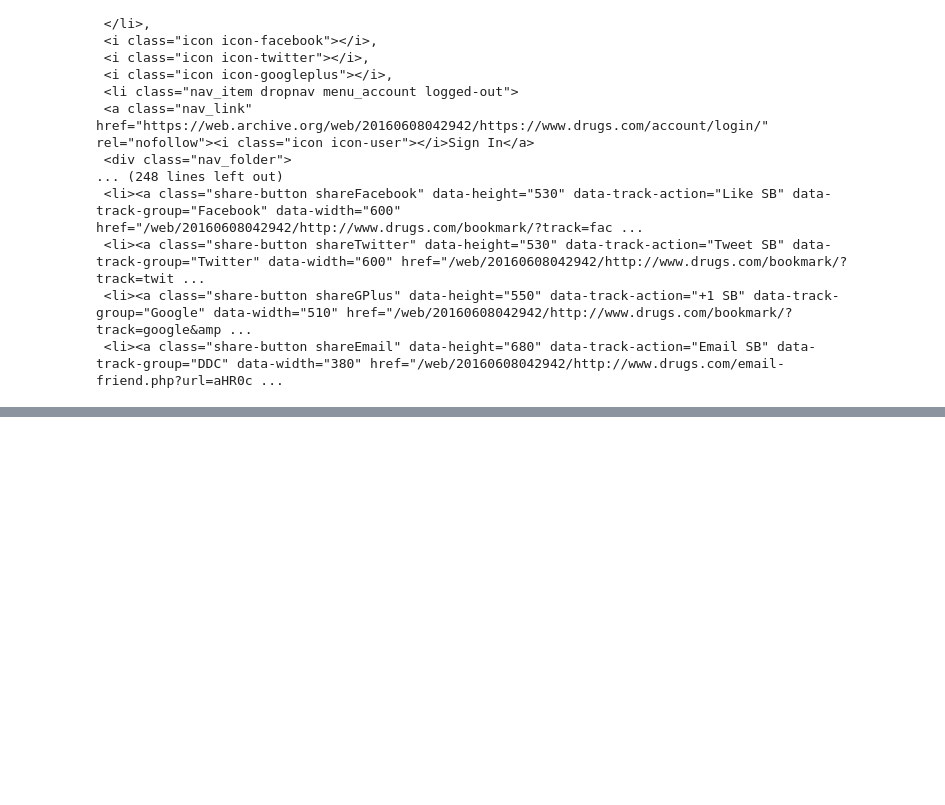
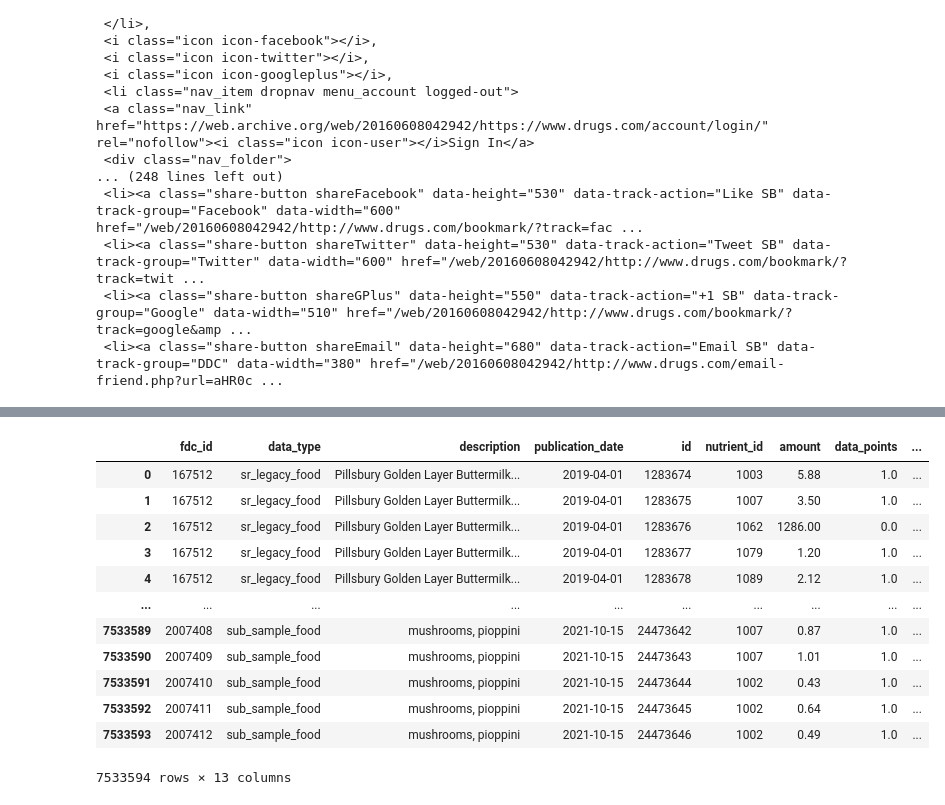
Before and after one commit to jacob-parks98/Smart_MAR, a Jupyter notebook: Smart_MAR.ipynb, the cells around one changed output, grey strips where cells are left out. Saved outputs shown, nothing was run; the diff lists cells and outputs as text; code cells hidden in the pictures; blank space fills up the shorter version.

```diff
--- a/Smart_MAR.ipynb
+++ b/Smart_MAR.ipynb
@@ -265,7 +336,7 @@ fda_df.head()
 # %%
 # adverse_rxn.head()
 # %%
-# food_df = pd.read_csv('Data/food.csv')
+ food_df = pd.read_csv('Data/food.csv')
 # %%
 food_nutrient_df = pd.read_csv('Data/food_nutrient.csv')
 # %%
@@ -316,4 +408,18 @@ food.head()
 # %%
 # cond_list
 # %%
-set
+food
+# %% [output]
+|  | fdc_id | data_type | description | publication_date | id | nutrient_id | amount | data_points | ... |
+| 0 | 167512 | sr_legacy_food | Pillsbury Golden Layer Buttermilk... | 2019-04-01 | 1283674 | 1003 | 5.88 | 1.0 | ... |
+| 1 | 167512 | sr_legacy_food | Pillsbury Golden Layer Buttermilk... | 2019-04-01 | 1283675 | 1007 | 3.50 | 1.0 | ... |
+| 2 | 167512 | sr_legacy_food | Pillsbury Golden Layer Buttermilk... | 2019-04-01 | 1283676 | 1062 | 1286.00 | 0.0 | ... |
+| 3 | 167512 | sr_legacy_food | Pillsbury Golden Layer Buttermilk... | 2019-04-01 | 1283677 | 1079 | 1.20 | 1.0 | ... |
+| 4 | 167512 | sr_legacy_food | Pillsbury Golden Layer Buttermilk... | 2019-04-01 | 1283678 | 1089 | 2.12 | 1.0 | ... |
+| ... | ... | ... | ... | ... | ... | ... | ... | ... | ... |
+| 7533589 | 2007408 | sub_sample_food | mushrooms, pioppini | 2021-10-15 | 24473642 | 1007 | 0.87 | 1.0 | ... |
+| 7533590 | 2007409 | sub_sample_food | mushrooms, pioppini | 2021-10-15 | 24473643 | 1007 | 1.01 | 1.0 | ... |
+| 7533591 | 2007410 | sub_sample_food | mushrooms, pioppini | 2021-10-15 | 24473644 | 1002 | 0.43 | 1.0 | ... |
+| 7533592 | 2007411 | sub_sample_food | mushrooms, pioppini | 2021-10-15 | 24473645 | 1002 | 0.64 | 1.0 | ... |
+| 7533593 | 2007412 | sub_sample_food | mushrooms, pioppini | 2021-10-15 | 24473646 | 1002 | 0.49 | 1.0 | ... |
+7533594 rows × 13 columns
```
Also changed, not shown: parts of 10 cells of this notebook, 3 other files.
